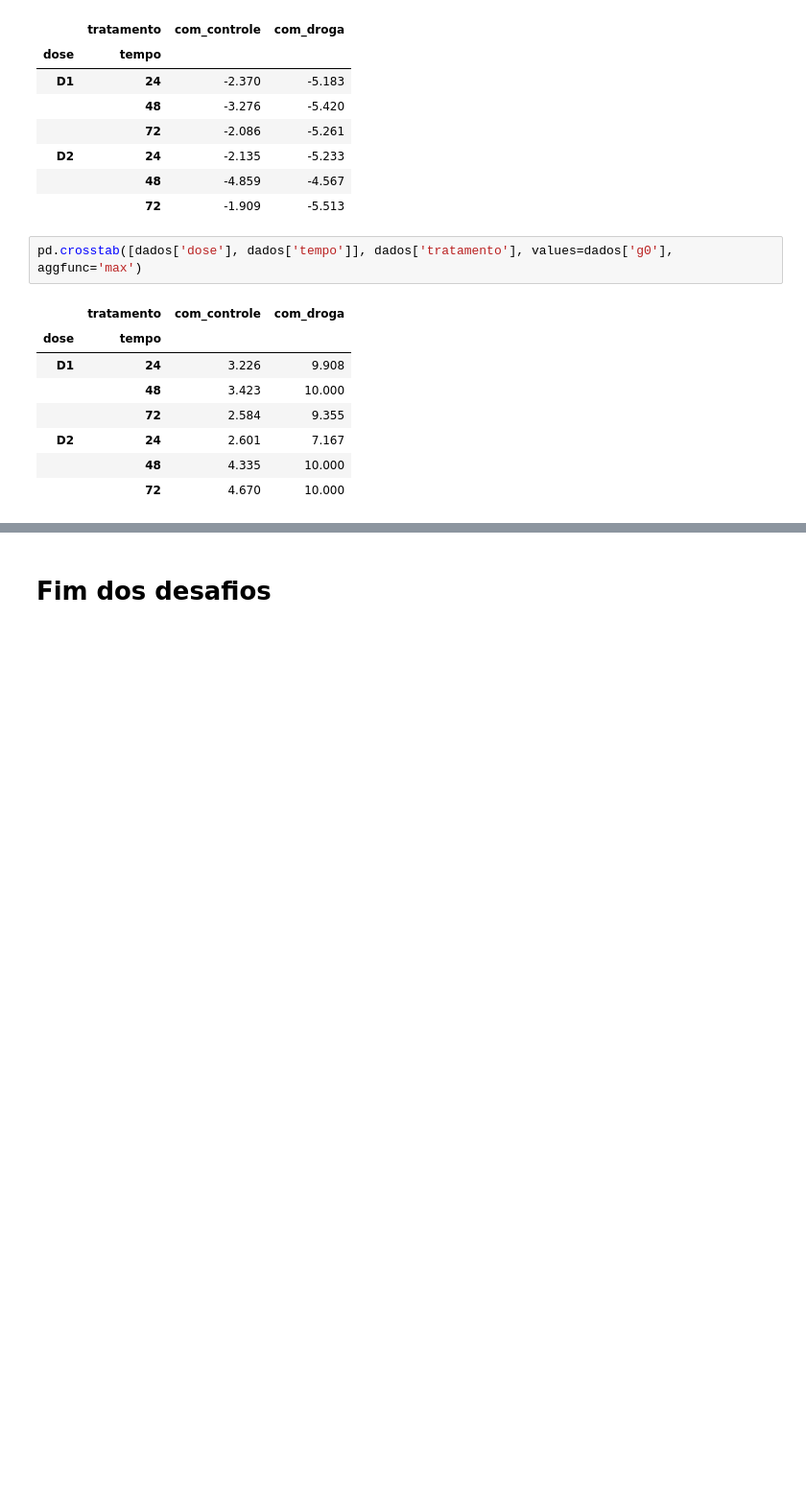
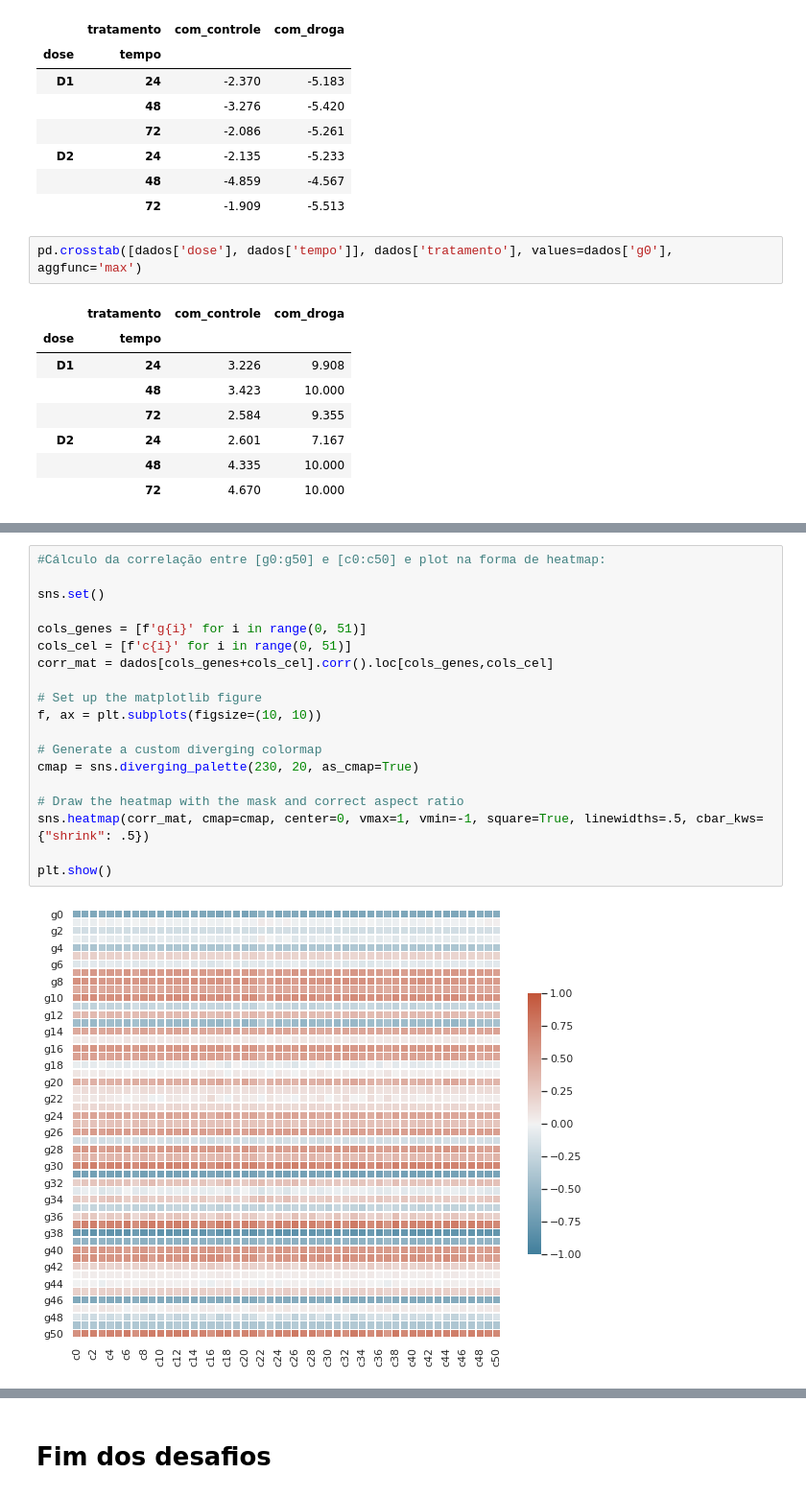
Before and after one commit to LucasTARosa/imersaoDadosAlura, a Jupyter notebook: Aula_3.ipynb, the cells around one changed output, grey strips where cells are left out. Shown at 96% size. Drawn from its saved outputs; the diff is of its cells as text; blank space fills up the shorter version.

```diff
--- a/Aula_3.ipynb
+++ b/Aula_3.ipynb
@@ -685,0 +721,21 @@ sns.heatmap(corr_cel, mask=mask, cmap=cmap, center = 0, square=True, linewidths=
+# %%
+#Cálculo da correlação entre [g0:g50] e [c0:c50] e plot na forma de heatmap:
+
+sns.set()
+
+cols_genes = [f'g{i}' for i in range(0, 51)]
+cols_cel = [f'c{i}' for i in range(0, 51)]
+corr_mat = dados[cols_genes+cols_cel].corr().loc[cols_genes,cols_cel]
+
+# Set up the matplotlib figure
+f, ax = plt.subplots(figsize=(10, 10))
+
+# Generate a custom diverging colormap
+cmap = sns.diverging_palette(230, 20, as_cmap=True)
+
+# Draw the heatmap with the mask and correct aspect ratio
+sns.heatmap(corr_mat, cmap=cmap, center=0, vmax=1, vmin=-1, square=True, linewidths=.5, cbar_kws={"shrink": .5})
+
+plt.show()
+# %% [output]
+[figure, added]
```
Also changed, not shown: parts of 26 cells of this notebook.
